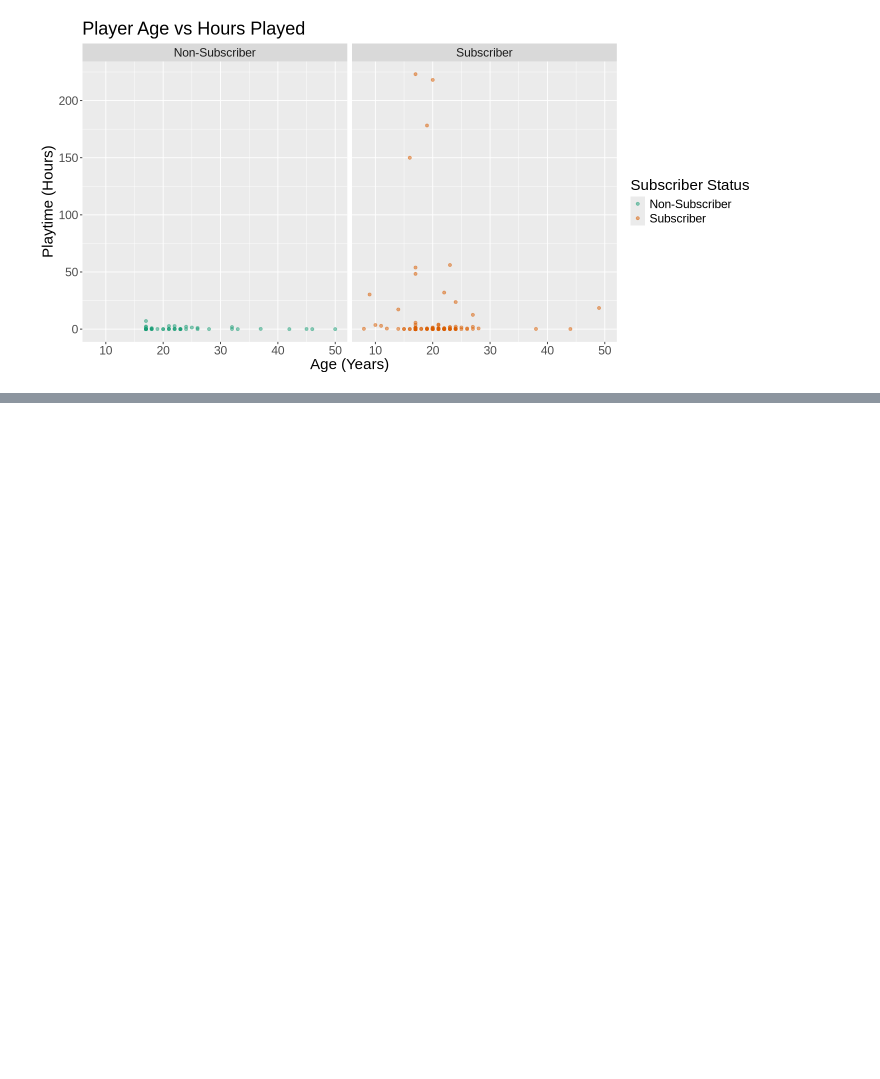
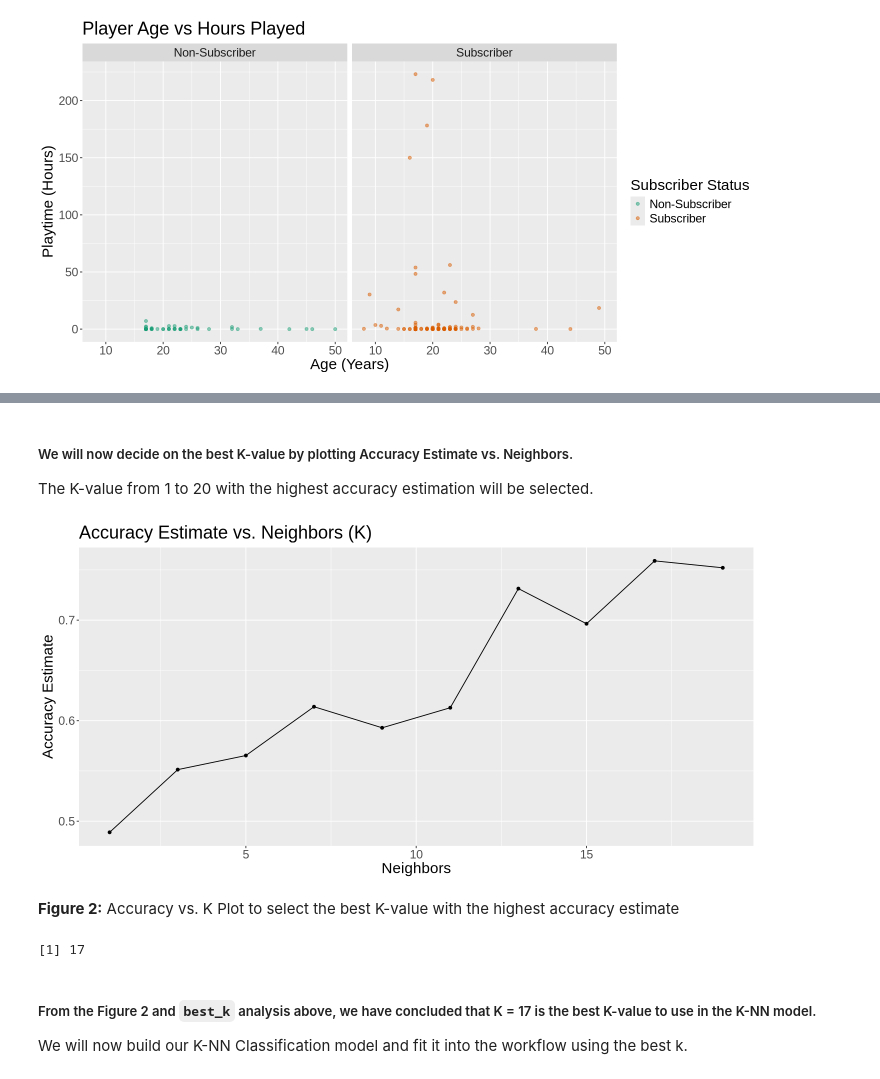
Before and after one commit to echen504/dsci-100-25w2-grp29, a Jupyter notebook: grp-29-proj.ipynb, the cells around one changed output, grey strips where cells are left out. Cells and saved outputs as stored; diff of their text form; code cells hidden in the pictures; blank space fills up the shorter version.

```diff
--- a/grp-29-proj.ipynb
+++ b/grp-29-proj.ipynb
@@ -167,2 +177,2 @@ A tibble: 6 × 3
 # %%
-players_training <- players_training |> filter(!is.na(played_hours), !is.na(Age))
+players_training <- players_training |> filter(!is.na(Age))
@@ -213,0 +204,17 @@ A tibble: 10 × 7
+# %%
+# Splitting the training set data into 5 folds
+data_vfold <- vfold_cv(players_training, v = 5, strata = subscribe)
+
+# Creating a sequence of potential K-values
+knn_grid <- tibble(neighbors = seq(from = 1, to = 20, by = 2))
+
+# Fitting the K-NN model and recipe into the workflow
+data_fit <- workflow() |>
+    add_recipe(players_recipe) |>
+    add_model(data_spec) |>
+    tune_grid(resamples = data_vfold, grid = knn_grid)|>
+    collect_metrics()
+head(data_fit)
+
+accuracies <- data_fit |>
+    filter(.metric == "accuracy")
@@ -213,0 +231,31 @@ A tibble: 10 × 7
+# %% [markdown]
+##### We will now decide on the best K-value by plotting Accuracy Estimate vs. Neighbors.
+The K-value from 1 to 20 with the highest accuracy estimation will be selected.
+# %%
+options(repr.plot.height = 6, repr.plot.width = 12)
+
+# Accuracy Estimate vs. Neighbours (K-value) Visualization
+cross_val_plot <- accuracies |>
+    ggplot(aes(x = neighbors, y = mean)) +
+    geom_point() +
+    geom_line() +
+    labs(x = "Neighbors", y = "Accuracy Estimate",
+        title = "Accuracy Estimate vs. Neighbors (K)") +
+    theme(text = element_text(size = 18))
+cross_val_plot
+# %% [output]
+[figure, added]
+# %% [markdown]
+<strong> Figure 2:</strong> Accuracy vs. K Plot to select the best K-value with the highest accuracy estimate
+# %%
+best_k <- accuracies |>
+        arrange(desc(mean)) |>
+        head(1) |>
+        pull(neighbors)
+best_k
+# %% [output]
+[1] 17
+# %% [markdown]
+##### From the Figure 2 and `best_k` analysis above, we have concluded that K = 17 is the best K-value to use in the K-NN model.
+
+We will now build our K-NN Classification model and fit it into the workflow using the best k.
```
Also changed, not shown: parts of 17 cells of this notebook.
